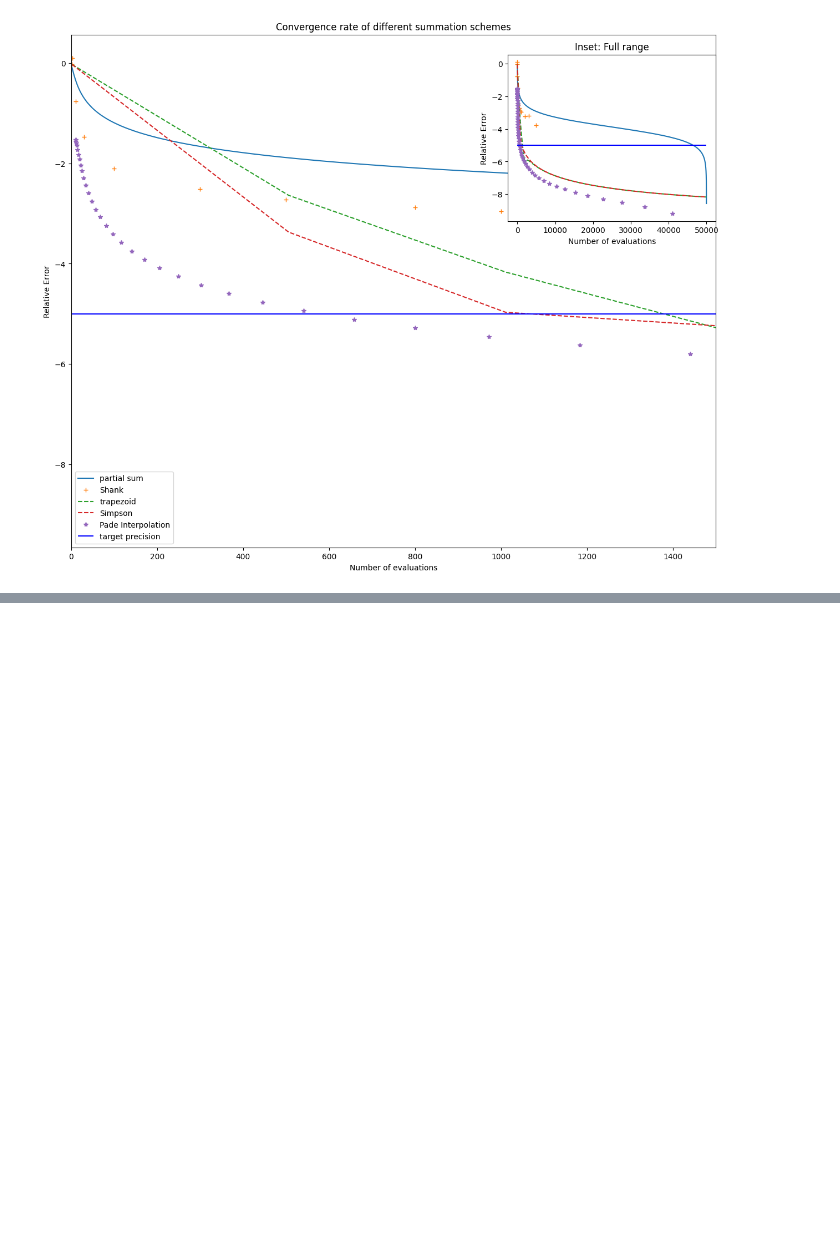
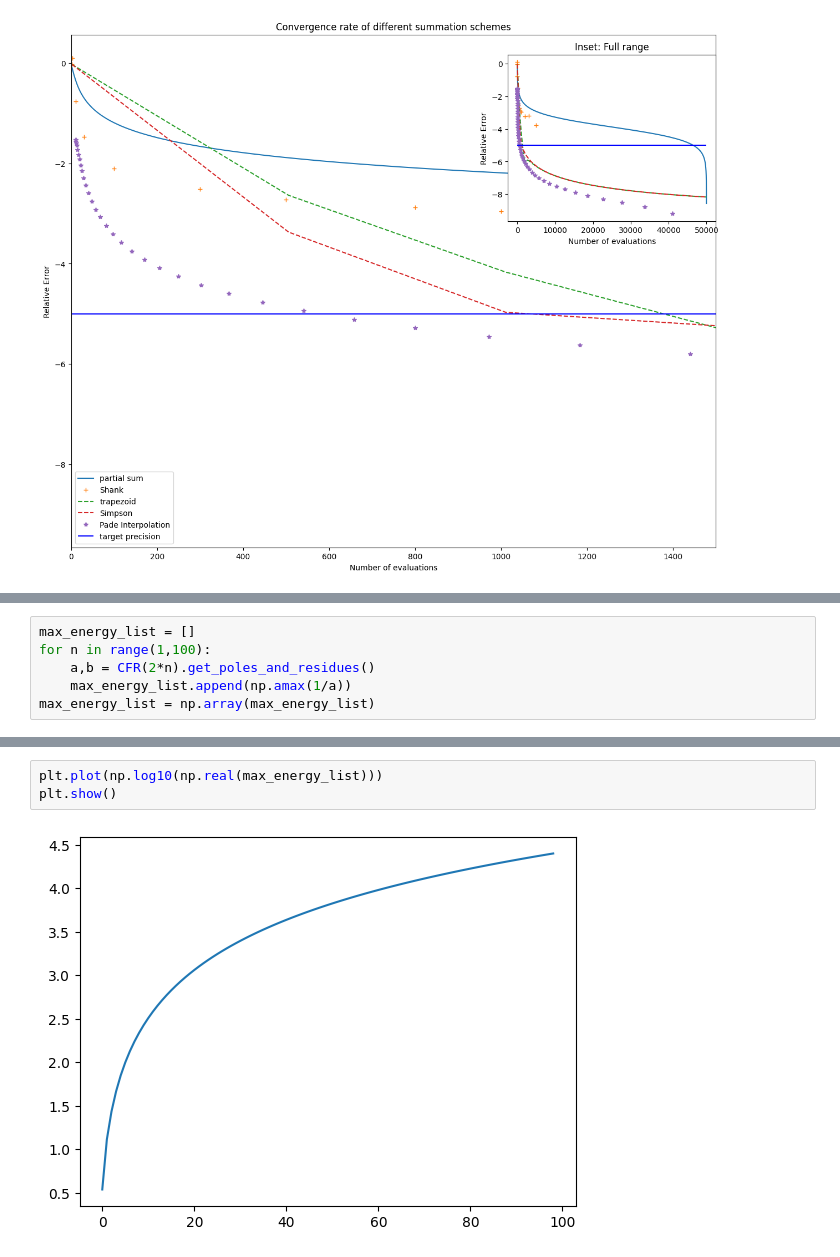
Before and after one commit to yulu-duck/two-band-superconductor, a Jupyter notebook: superconductivity_thermodynamics.ipynb, the cells around one changed output, grey strips where cells are left out. Saved outputs shown, nothing was run; the diff lists cells and outputs as text; blank space fills up the shorter version.

```diff
--- a/superconductivity_thermodynamics.ipynb
+++ b/superconductivity_thermodynamics.ipynb
@@ -601,0 +680,6 @@ plt.show()
+# %%
+max_energy_list = []
+for n in range(1,100):
+    a,b = CFR(2*n).get_poles_and_residues()
+    max_energy_list.append(np.amax(1/a))
+max_energy_list = np.array(max_energy_list)
@@ -601,0 +786,5 @@ plt.show()
+# %%
+plt.plot(np.log10(np.real(max_energy_list)))
+plt.show()
+# %% [output]
+[figure, added]
```
Also changed, not shown: parts of 9 cells of this notebook, 4 other files.
